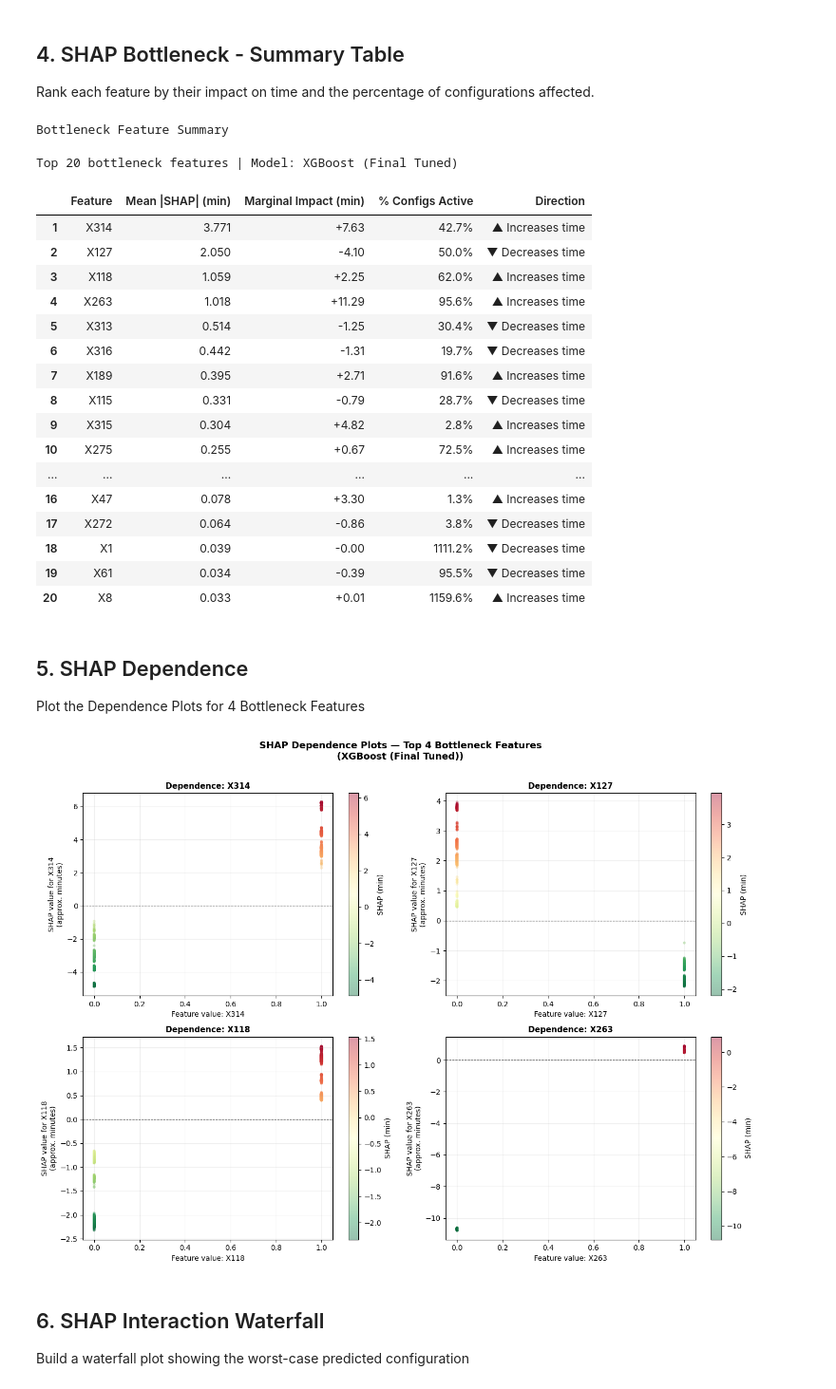
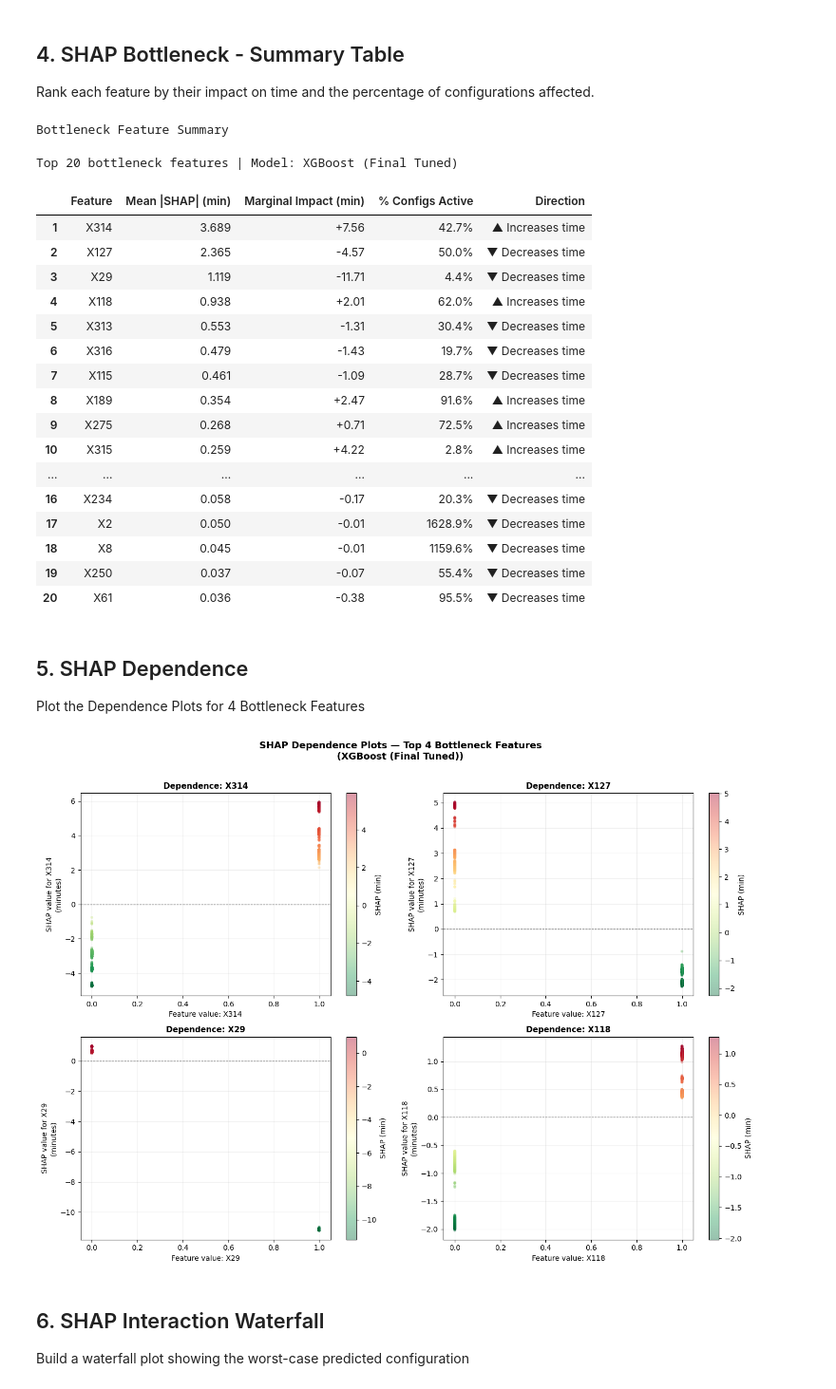
Before and after one commit to delaneysmith86/ME_447, a Jupyter notebook: mercedesBenzModeling_delaney.ipynb, the cells around one changed output. Shown at 95% size. Cells and saved outputs as stored; diff of their text form; code cells hidden in the pictures.

```diff
--- a/mercedesBenzModeling_delaney.ipynb
+++ b/mercedesBenzModeling_delaney.ipynb
@@ -276,20 +276,3 @@ Name: count, dtype: int64
 ## 7. One-Hot Encoding & Final Preprocessing
 
 Combine train and test for consistent columns. 6 feautures present in test but not train are handled by unseen-category mapping.
-# %%
-# Handle unseen categorical levels in test
-for col in cat_cols:
-    known = set(train[col].unique())
-    test[col] = test[col].apply(lambda x: x if x in known else 'other')
-
-# Combine for consistent OHE
-train['_is_train'] = 1
-test['_is_train']  = 0
-if 'y' not in test.columns:
-    test['y'] = np.nan
-
-combined = pd.concat(
-    [train.drop(columns=['cluster'], errors='ignore'), test],
-    axis=0, ignore_index=True
-)
-print(f'Combined shape: {combined.shape}')
@@ -307,8 +316,12 @@ cols_to_drop = list(constant_cols) + list(to_drop_corr)
 if DROP_LOW_VARIANCE:
     cols_to_drop += list(low_var_cols)
 cols_to_drop = list(set(cols_to_drop))
-cols_to_drop = [c for c in cols_to_drop if c in combined_ohe.columns]
 
-combined_clean = combined_ohe.drop(columns=cols_to_drop)
-print(f'Dropped {len(cols_to_drop)} columns. New shape: {combined_clean.shape}')
+# Apply drops separately to train and test
+train_clean = train_ohe.drop(columns=[c for c in cols_to_drop if c in train_ohe.columns])
+test_clean  = test_ohe.drop(columns=[c for c in cols_to_drop if c in test_ohe.columns])
+
+print(f'Dropped {len([c for c in cols_to_drop if c in train_ohe.columns])} columns.')
+print(f'Train clean shape: {train_clean.shape}')
+print(f'Test  clean shape: {test_clean.shape}')
 # %% [output]
@@ -1234,9 +1291,9 @@ for feat in top_bottleneck_features:
                      if not np.isnan(mean_shap_on)
                      else mean_abs_shap[feat])
 
-    marginal_minutes = marginal_shap  * baseline_pred_minutes
-    mean_abs_minutes = mean_abs_shap[feat] * baseline_pred_minutes
-
+    # Correct log-space to minutes conversion
+    marginal_minutes = np.expm1(expected_value + marginal_shap) - np.expm1(expected_value)
+    mean_abs_minutes = np.expm1(expected_value + mean_abs_shap[feat]) - np.expm1(expected_value)
 
     bottleneck_rows.append({
         'Feature': feat,
@@ -1264,22 +1321,22 @@ display(bottleneck_df.style
 Bottleneck Feature Summary
 Top 20 bottleneck features | Model: XGBoost (Final Tuned)
 |  | Feature | Mean |SHAP| (min) | Marginal Impact (min) | % Configs Active | Direction |
-| 1 | X314 | 3.771 | +7.63 | 42.7% | ▲ Increases time |
-| 2 | X127 | 2.050 | -4.10 | 50.0% | ▼ Decreases time |
-| 3 | X118 | 1.059 | +2.25 | 62.0% | ▲ Increases time |
-| 4 | X263 | 1.018 | +11.29 | 95.6% | ▲ Increases time |
-| 5 | X313 | 0.514 | -1.25 | 30.4% | ▼ Decreases time |
-| 6 | X316 | 0.442 | -1.31 | 19.7% | ▼ Decreases time |
-| 7 | X189 | 0.395 | +2.71 | 91.6% | ▲ Increases time |
-| 8 | X115 | 0.331 | -0.79 | 28.7% | ▼ Decreases time |
-| 9 | X315 | 0.304 | +4.82 | 2.8% | ▲ Increases time |
-| 10 | X275 | 0.255 | +0.67 | 72.5% | ▲ Increases time |
+| 1 | X314 | 3.689 | +7.56 | 42.7% | ▲ Increases time |
+| 2 | X127 | 2.365 | -4.57 | 50.0% | ▼ Decreases time |
+| 3 | X29 | 1.119 | -11.71 | 4.4% | ▼ Decreases time |
+| 4 | X118 | 0.938 | +2.01 | 62.0% | ▲ Increases time |
+| 5 | X313 | 0.553 | -1.31 | 30.4% | ▼ Decreases time |
+| 6 | X316 | 0.479 | -1.43 | 19.7% | ▼ Decreases time |
+| 7 | X115 | 0.461 | -1.09 | 28.7% | ▼ Decreases time |
+| 8 | X189 | 0.354 | +2.47 | 91.6% | ▲ Increases time |
+| 9 | X275 | 0.268 | +0.71 | 72.5% | ▲ Increases time |
+| 10 | X315 | 0.259 | +4.22 | 2.8% | ▲ Increases time |
 | ... | ... | ... | ... | ... | ... |
-| 16 | X47 | 0.078 | +3.30 | 1.3% | ▲ Increases time |
-| 17 | X272 | 0.064 | -0.86 | 3.8% | ▼ Decreases time |
-| 18 | X1 | 0.039 | -0.00 | 1111.2% | ▼ Decreases time |
-| 19 | X61 | 0.034 | -0.39 | 95.5% | ▼ Decreases time |
-| 20 | X8 | 0.033 | +0.01 | 1159.6% | ▲ Increases time |
+| 16 | X234 | 0.058 | -0.17 | 20.3% | ▼ Decreases time |
+| 17 | X2 | 0.050 | -0.01 | 1628.9% | ▼ Decreases time |
+| 18 | X8 | 0.045 | -0.01 | 1159.6% | ▼ Decreases time |
+| 19 | X250 | 0.037 | -0.07 | 55.4% | ▼ Decreases time |
+| 20 | X61 | 0.036 | -0.38 | 95.5% | ▼ Decreases time |
 # %% [markdown]
 ## 5. SHAP Dependence
 
@@ -1290,36 +1347,37 @@ top4 = mean_abs_shap.head(4).index.tolist()
 
 #PLOT
 fig, axes = plt.subplots(2, 2, figsize=(14, 10))
 axes = axes.flatten()
 
 for i, feat in enumerate(top4):
     feat_idx = feature_names_final.index(feat)
     sv = shap_values[:, feat_idx]
     fv = X_train_df[feat].values
 
     if USE_LOG_TARGET:
-        sv_plot = sv * baseline_pred_minutes
-        ylabel = f'SHAP value for {feat}\n(approx. minutes)'
+        # Correct log-space to minutes conversion
+        sv_plot = np.expm1(expected_value + sv) - np.expm1(expected_value)
+        ylabel = f'SHAP value for {feat}\n(minutes)'
     else:
         sv_plot = sv
         ylabel = f'SHAP value for {feat} (minutes)'
 
     scatter = axes[i].scatter(fv, sv_plot,
                               c=sv_plot, cmap='RdYlGn_r',
                               alpha=0.4, s=15, edgecolors='none')
     axes[i].axhline(0, color='black', linewidth=0.8, linestyle='--')
     axes[i].set_xlabel(f'Feature value: {feat}', fontsize=10)
     axes[i].set_ylabel(ylabel, fontsize=10)
     axes[i].set_title(f'Dependence: {feat}', fontsize=11, fontweight='bold')
     plt.colorbar(scatter, ax=axes[i], label='SHAP (min)')
     axes[i].grid(alpha=0.2)
 
 plt.suptitle(f'SHAP Dependence Plots — Top 4 Bottleneck Features\n({best_model})',
              fontsize=13, fontweight='bold', y=1.01)
 plt.tight_layout()
 plt.show()
 # %% [output]
-[figure, old version]
+[figure, new version]
 # %% [markdown]
 ## 6. SHAP Interaction Waterfall
 
```
Also changed, not shown: parts of 22 cells of this notebook, 6 other files.
